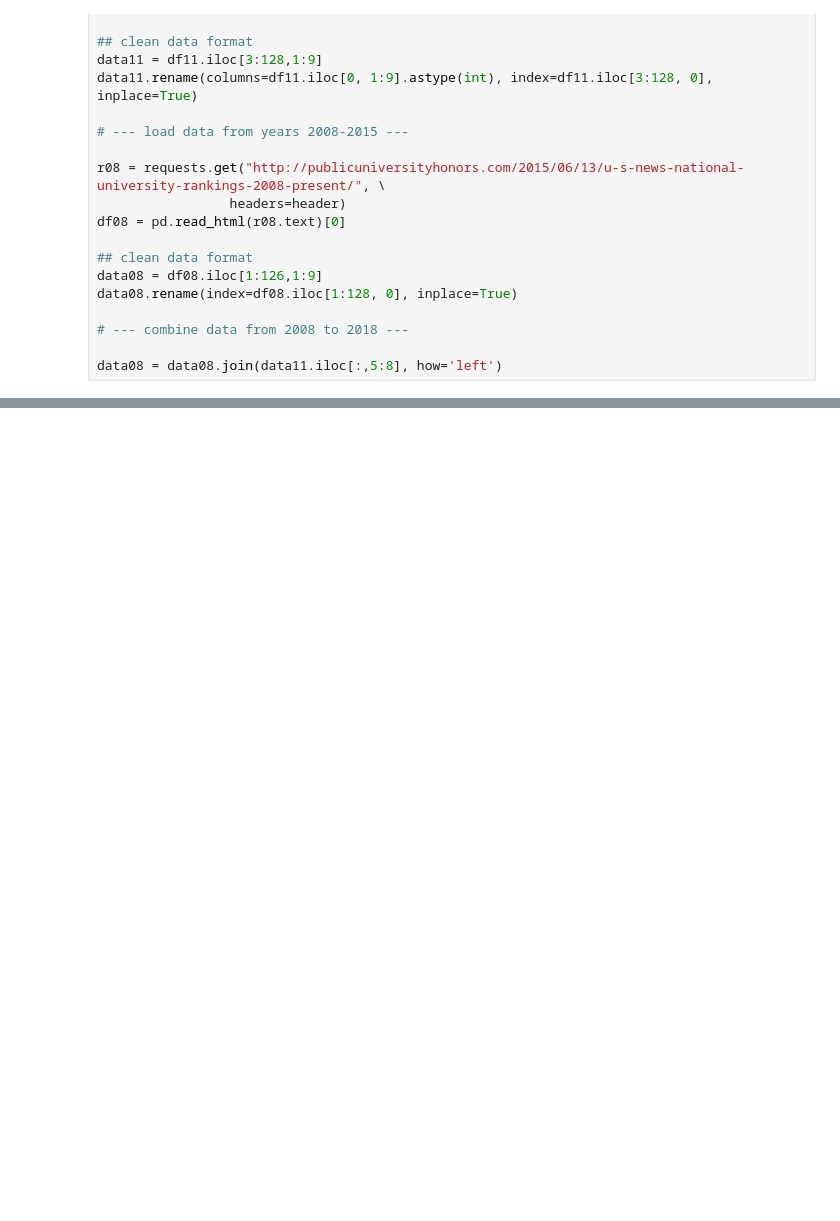
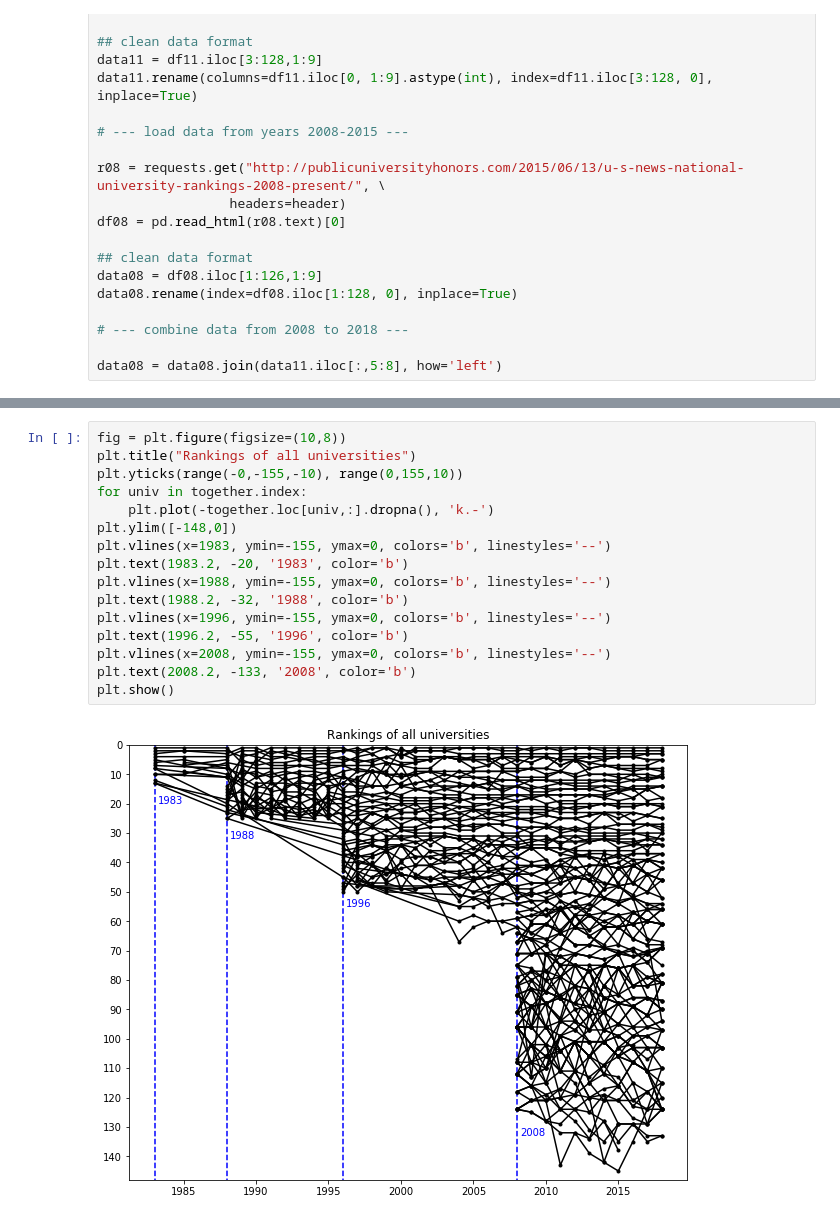
Before and after one commit to clover199/clover199.github.io, a Jupyter notebook: codes/ranking.ipynb, the cells around one changed output, grey strips where cells are left out. Cells and saved outputs as stored; diff of their text form; blank space fills up the shorter version.

```diff
--- a/codes/ranking.ipynb
+++ b/codes/ranking.ipynb
@@ -270,0 +281,18 @@ plt.show()
+# %%
+fig = plt.figure(figsize=(10,8))
+plt.title("Rankings of all universities")
+plt.yticks(range(-0,-155,-10), range(0,155,10))
+for univ in together.index:
+    plt.plot(-together.loc[univ,:].dropna(), 'k.-')
+plt.ylim([-148,0])
+plt.vlines(x=1983, ymin=-155, ymax=0, colors='b', linestyles='--')
+plt.text(1983.2, -20, '1983', color='b')
+plt.vlines(x=1988, ymin=-155, ymax=0, colors='b', linestyles='--')
+plt.text(1988.2, -32, '1988', color='b')
+plt.vlines(x=1996, ymin=-155, ymax=0, colors='b', linestyles='--')
+plt.text(1996.2, -55, '1996', color='b')
+plt.vlines(x=2008, ymin=-155, ymax=0, colors='b', linestyles='--')
+plt.text(2008.2, -133, '2008', color='b')
+plt.show()
+# %% [output]
+[figure, added]
```
Also changed, not shown: parts of 11 cells of this notebook, 4 other files.
